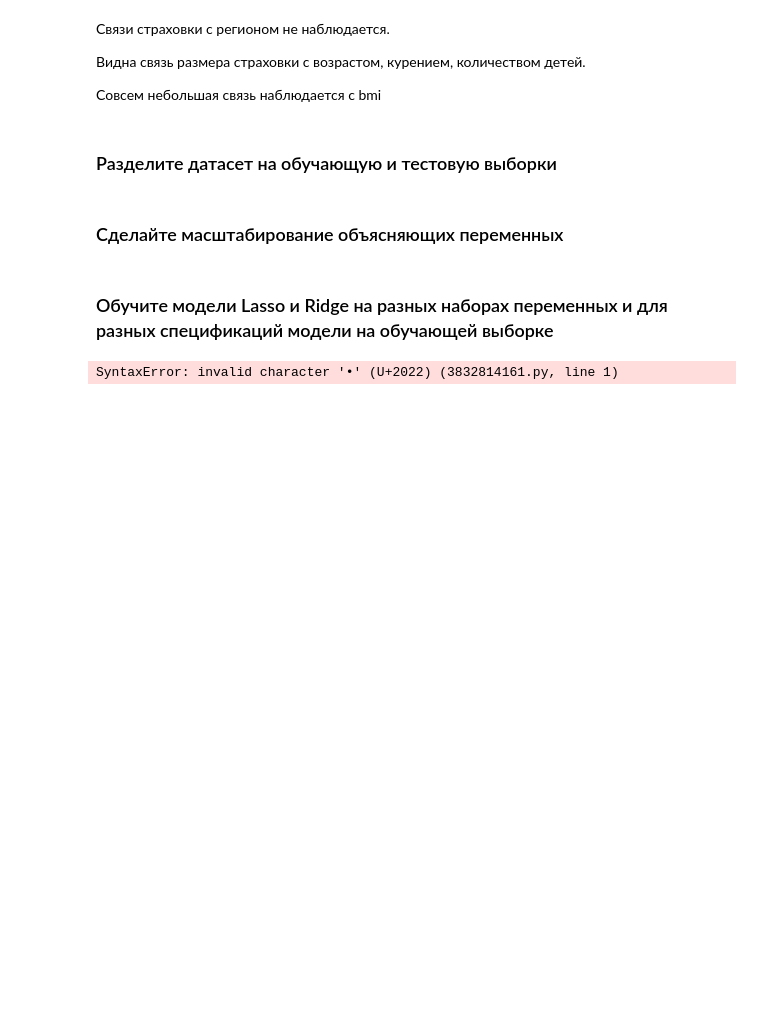
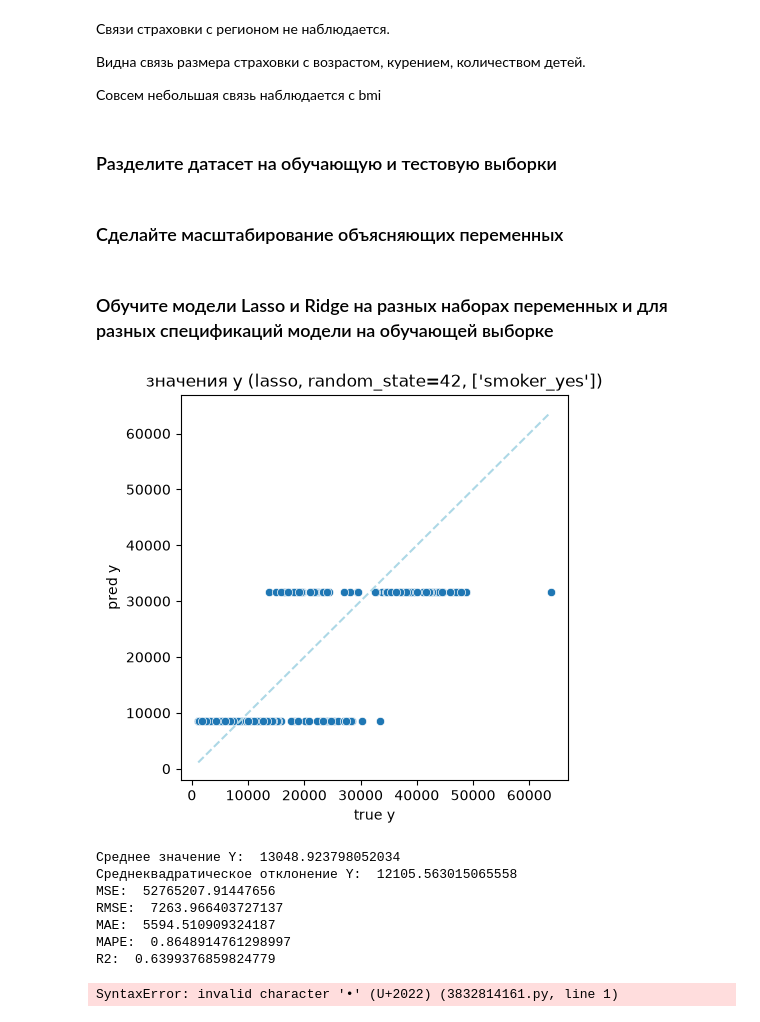
Before and after one commit to ceteravincis/dz_regressii_misskiy, a Jupyter notebook: dz-regressiya.ipynb, the cells around one changed output. Saved outputs shown, nothing was run; the diff lists cells and outputs as text; code cells hidden in the pictures; blank space fills up the shorter version.

```diff
--- a/dz-regressiya.ipynb
+++ b/dz-regressiya.ipynb
@@ -112,5 +167,15 @@ def train_modelRidge(X_train_scaled, y_train, alpha = 0.1):
 # %%
-model = train_modelLasso(X_train_scaled, y_train)
+ml = list()
+ml.append (ML_insurance(df_encoded, ['smoker_yes',], model_kind='lasso' ))
+# %% [output]
+[figure, added]
+Среднее значение Y:  13048.923798052034
+Среднеквадратическое отклонение Y:  12105.563015065558
+MSE:  52765207.91447656
+RMSE:  7263.966403727137
+MAE:  5594.510909324187
+MAPE:  0.8648914761298997
+R2:  0.6399376859824779
 # %%
 
 
```
Also changed, not shown: parts of 1 cell of this notebook.
